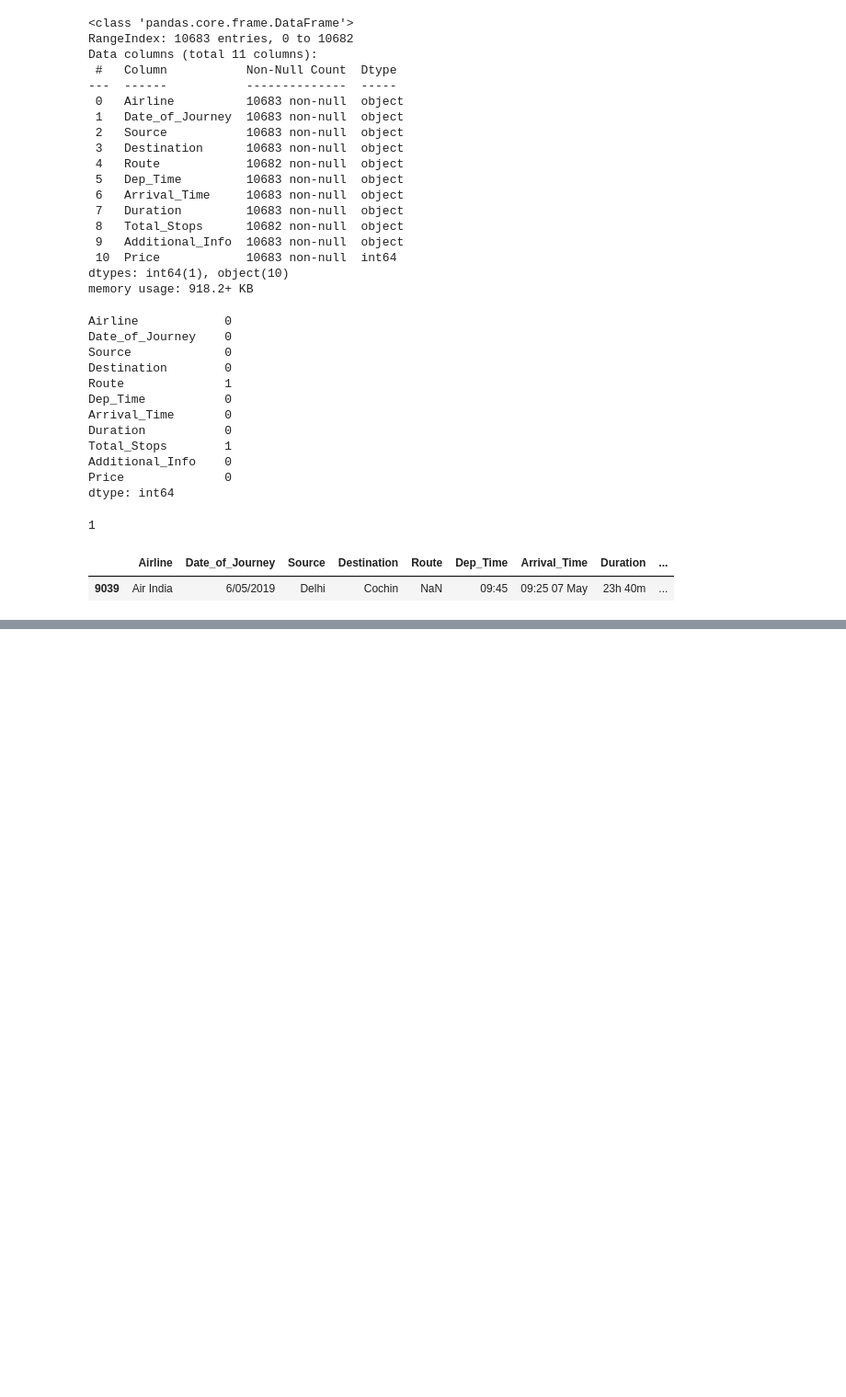
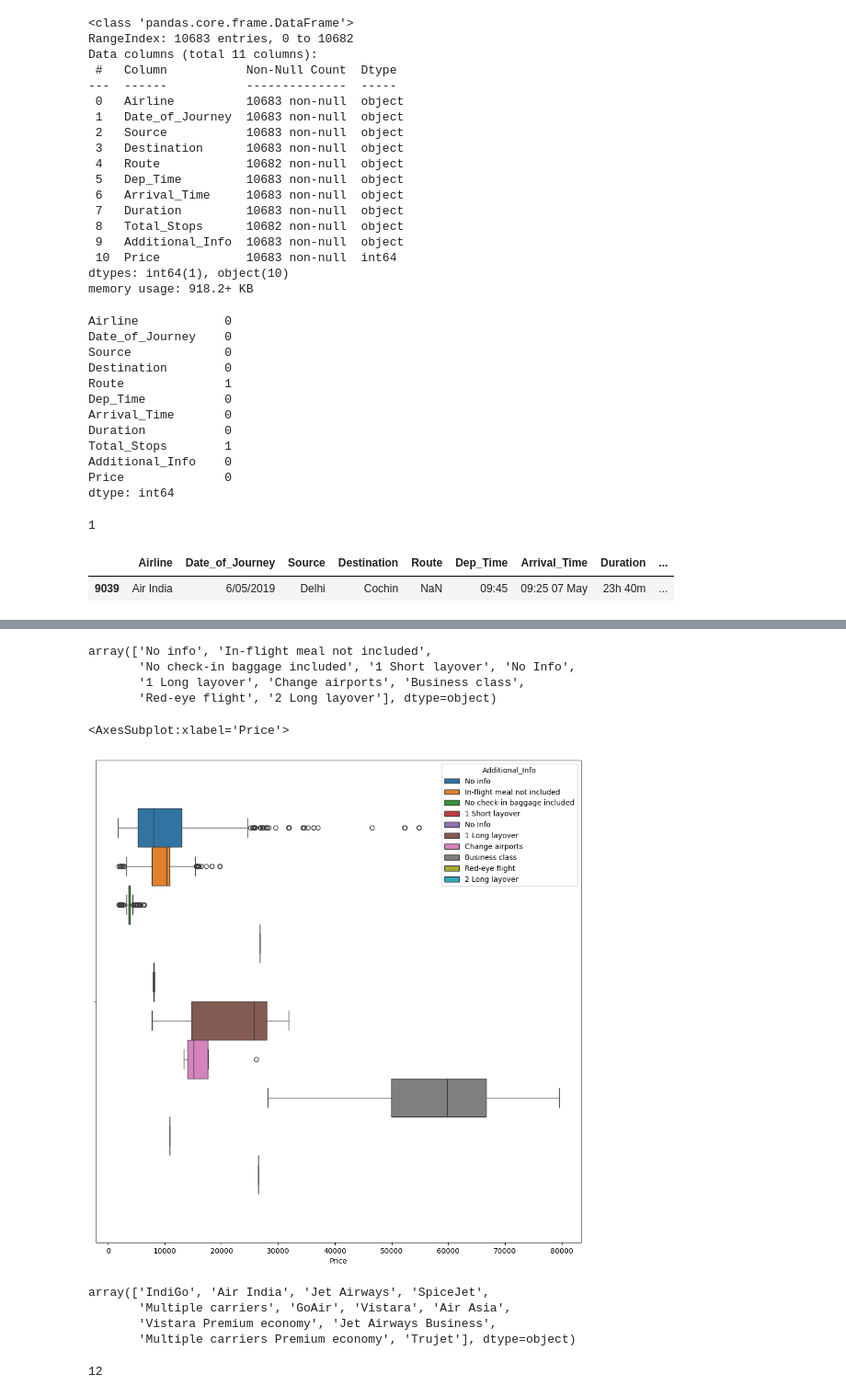
Before and after one commit to bhandariarun/KMC, a Jupyter notebook: week7/day_02/Price_Predictions.ipynb, the cells around one changed output, grey strips where cells are left out. Shown: that part at 92% size. Drawn from its saved outputs; the diff is of its cells as text; code cells hidden in the pictures; blank space fills up the shorter version.

```diff
--- a/week7/day_02/Price_Predictions.ipynb
+++ b/week7/day_02/Price_Predictions.ipynb
@@ -123,0 +553,3 @@ df.loc[df.isna().any(axis='columns')]
+# %%
+df.drop(columns="Route", inplace=True)
+df
@@ -123,0 +637,2 @@ df.loc[df.isna().any(axis='columns')]
+# %%
+df["Total_Stops"].replace(["non-stop","1 stop","2 stops","3 stops","4 stops"],[0,1,2,3,4], inplace=True)
@@ -123,0 +670,24 @@ df.loc[df.isna().any(axis='columns')]
+# %%
+df["Additional_Info"].unique()
+# %% [output]
+array(['No info', 'In-flight meal not included',
+       'No check-in baggage included', '1 Short layover', 'No Info',
+       '1 Long layover', 'Change airports', 'Business class',
+       'Red-eye flight', '2 Long layover'], dtype=object)
+# %%
+plt.figure(figsize=(12,12))
+sns.boxplot(x="Price", hue="Additional_Info", data=df)
+# %% [output]
+<AxesSubplot:xlabel='Price'>
+[figure, added]
+# %%
+df["Airline"].unique()
+# %% [output]
+array(['IndiGo', 'Air India', 'Jet Airways', 'SpiceJet',
+       'Multiple carriers', 'GoAir', 'Vistara', 'Air Asia',
+       'Vistara Premium economy', 'Jet Airways Business',
+       'Multiple carriers Premium economy', 'Trujet'], dtype=object)
+# %%
+df["Airline"].nunique()
+# %% [output]
+12
```
Also changed, not shown: parts of 83 cells of this notebook.
